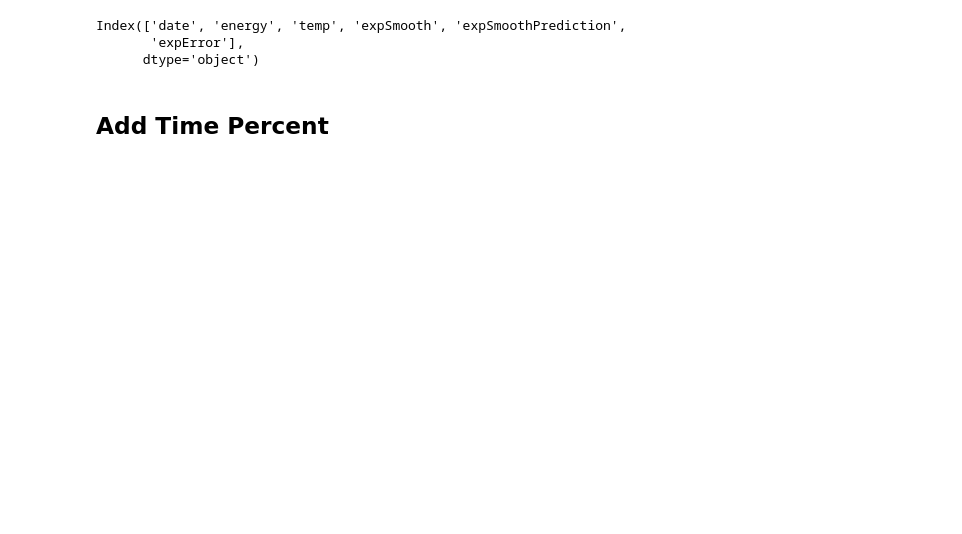
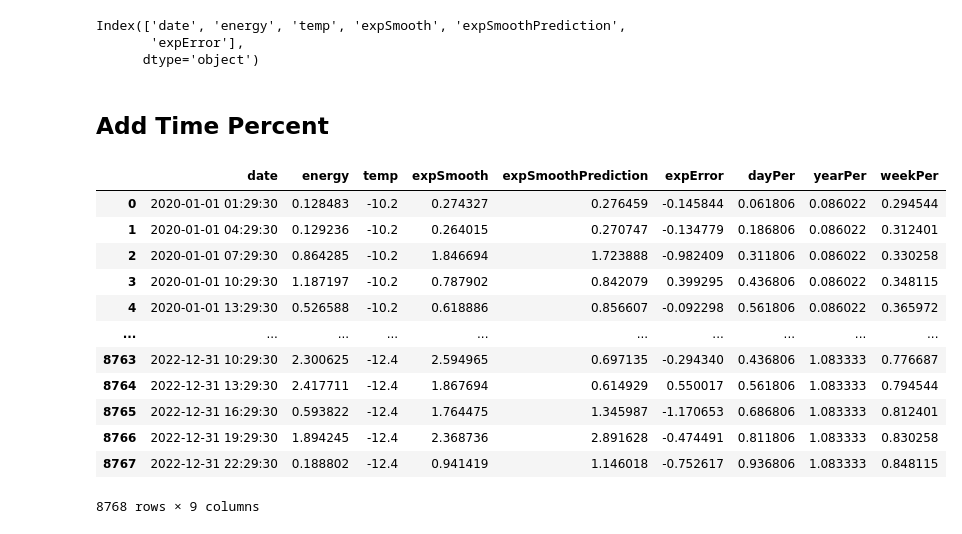
Before and after one commit to jurek1029/HouseholdEnergyPredictor, a Jupyter notebook: Data-LPG-Prep.ipynb, the cells around one changed output. Cells and saved outputs as stored; diff of their text form; code cells hidden in the pictures; blank space fills up the shorter version.

```diff
--- a/Data-LPG-Prep.ipynb
+++ b/Data-LPG-Prep.ipynb
@@ -275,3 +302,23 @@ Index(['date', 'energy', 'temp', 'expSmooth', 'expSmoothPrediction',
       dtype='object')
 # %% [markdown]
 ## Add Time Percent
+# %%
+df['dayPer'] = df['date'].dt.hour/24 + df['date'].dt.minute/(24*60)
+df['yearPer'] = df['date'].dt.month/12 + df['date'].dt.day/(12*df['date'].dt.days_in_month)
+df['weekPer'] = df['date'].dt.hour/(24*7) + df['date'].dt.minute/(24*60*7) + (df['date'].dt.weekday)/(7) # month aproximation
+# %%
+df
+# %% [output]
+|  | date | energy | temp | expSmooth | expSmoothPrediction | expError | dayPer | yearPer | weekPer |
+| 0 | 2020-01-01 01:29:30 | 0.128483 | -10.2 | 0.274327 | 0.276459 | -0.145844 | 0.061806 | 0.086022 | 0.294544 |
+| 1 | 2020-01-01 04:29:30 | 0.129236 | -10.2 | 0.264015 | 0.270747 | -0.134779 | 0.186806 | 0.086022 | 0.312401 |
+| 2 | 2020-01-01 07:29:30 | 0.864285 | -10.2 | 1.846694 | 1.723888 | -0.982409 | 0.311806 | 0.086022 | 0.330258 |
+| 3 | 2020-01-01 10:29:30 | 1.187197 | -10.2 | 0.787902 | 0.842079 | 0.399295 | 0.436806 | 0.086022 | 0.348115 |
+| 4 | 2020-01-01 13:29:30 | 0.526588 | -10.2 | 0.618886 | 0.856607 | -0.092298 | 0.561806 | 0.086022 | 0.365972 |
+| ... | ... | ... | ... | ... | ... | ... | ... | ... | ... |
+| 8763 | 2022-12-31 10:29:30 | 2.300625 | -12.4 | 2.594965 | 0.697135 | -0.294340 | 0.436806 | 1.083333 | 0.776687 |
+| 8764 | 2022-12-31 13:29:30 | 2.417711 | -12.4 | 1.867694 | 0.614929 | 0.550017 | 0.561806 | 1.083333 | 0.794544 |
+| 8765 | 2022-12-31 16:29:30 | 0.593822 | -12.4 | 1.764475 | 1.345987 | -1.170653 | 0.686806 | 1.083333 | 0.812401 |
+| 8766 | 2022-12-31 19:29:30 | 1.894245 | -12.4 | 2.368736 | 2.891628 | -0.474491 | 0.811806 | 1.083333 | 0.830258 |
+| 8767 | 2022-12-31 22:29:30 | 0.188802 | -12.4 | 0.941419 | 1.146018 | -0.752617 | 0.936806 | 1.083333 | 0.848115 |
+8768 rows × 9 columns
```
Also changed, not shown: parts of 6 cells of this notebook.
